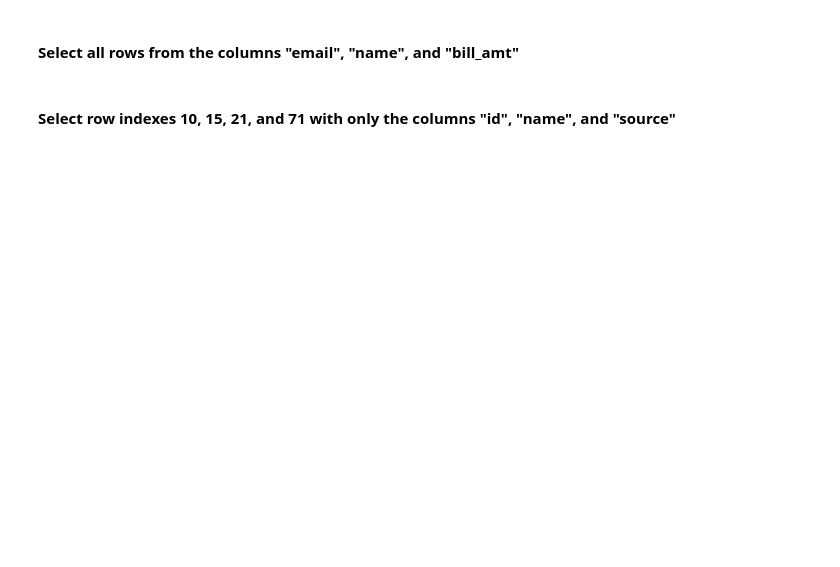
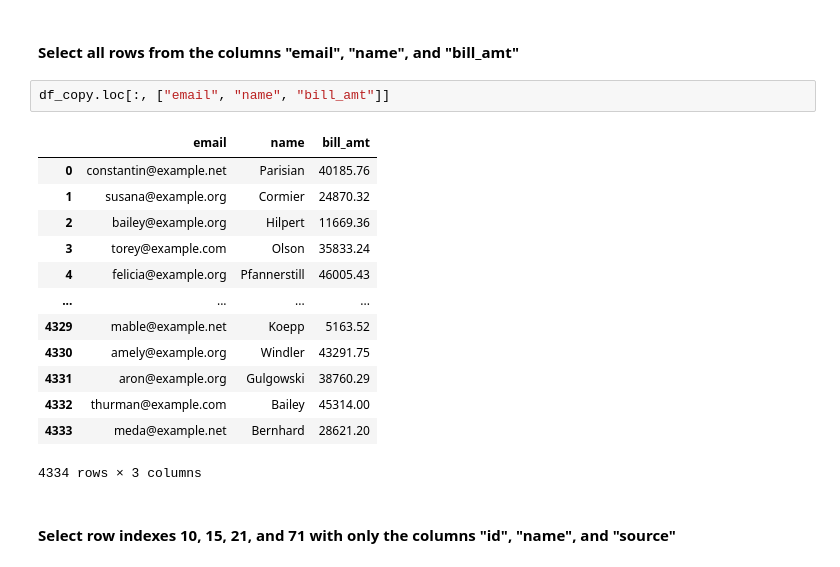
Before and after one commit to Samuel-Skinner/Pandas_Exercises, a Jupyter notebook: pandas-exercise.ipynb, the cells around one changed output. Cells and saved outputs as stored; diff of their text form; blank space fills up the shorter version.

```diff
--- a/pandas-exercise.ipynb
+++ b/pandas-exercise.ipynb
@@ -196,4 +288,20 @@ Remember: Python and Pandas both start counting at 0, so the very first row is r
 # %% [markdown]
 #### Select all rows from the columns "email", "name", and "bill_amt"
+# %%
+df_copy.loc[:, ["email", "name", "bill_amt"]]
+# %% [output]
+|  | email | name | bill_amt |
+| 0 | constantin@example.net | Parisian | 40185.76 |
+| 1 | susana@example.org | Cormier | 24870.32 |
+| 2 | bailey@example.org | Hilpert | 11669.36 |
+| 3 | torey@example.com | Olson | 35833.24 |
+| 4 | felicia@example.org | Pfannerstill | 46005.43 |
+| ... | ... | ... | ... |
+| 4329 | mable@example.net | Koepp | 5163.52 |
+| 4330 | amely@example.org | Windler | 43291.75 |
+| 4331 | aron@example.org | Gulgowski | 38760.29 |
+| 4332 | thurman@example.com | Bailey | 45314.00 |
+| 4333 | meda@example.net | Bernhard | 28621.20 |
+4334 rows × 3 columns
 # %% [markdown]
 #### Select row indexes 10, 15, 21, and 71 with only the columns "id", "name",  and "source"
```
Also changed, not shown: parts of 12 cells of this notebook.
